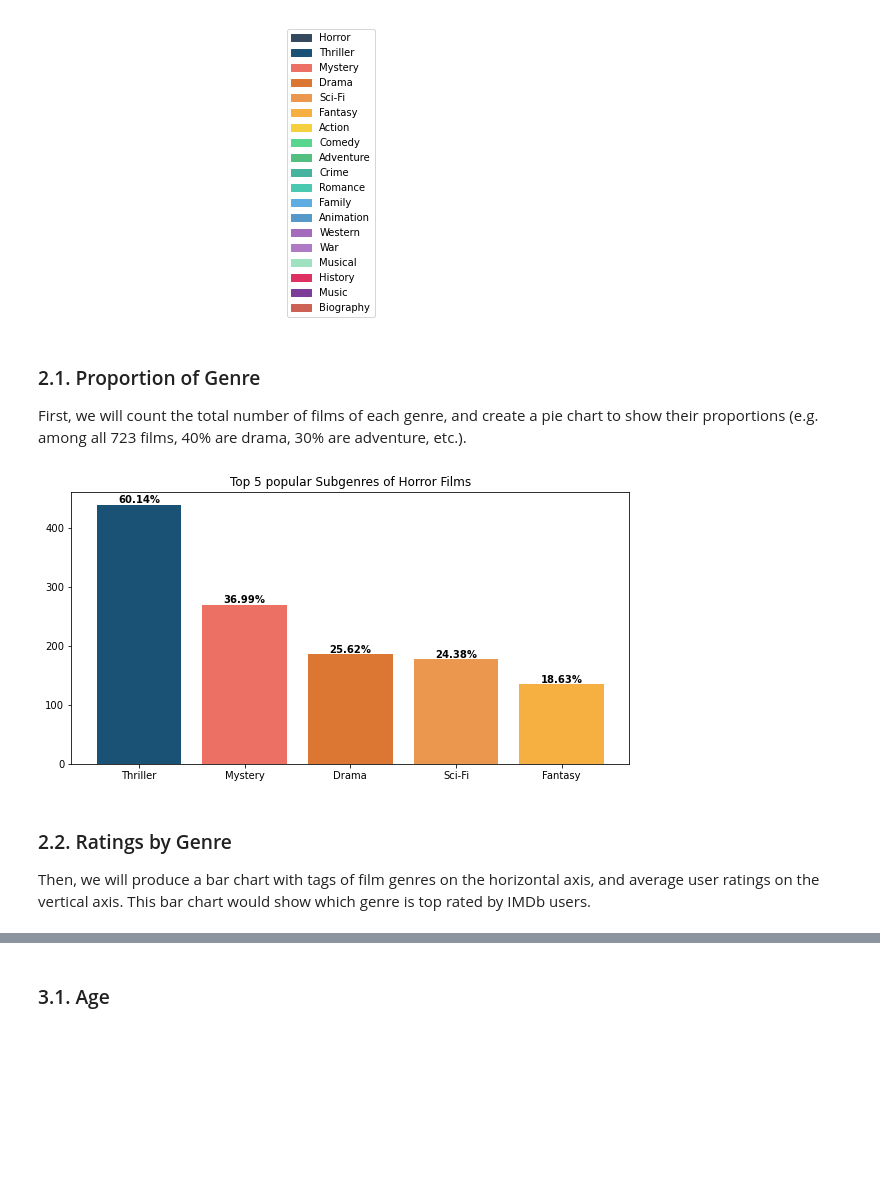
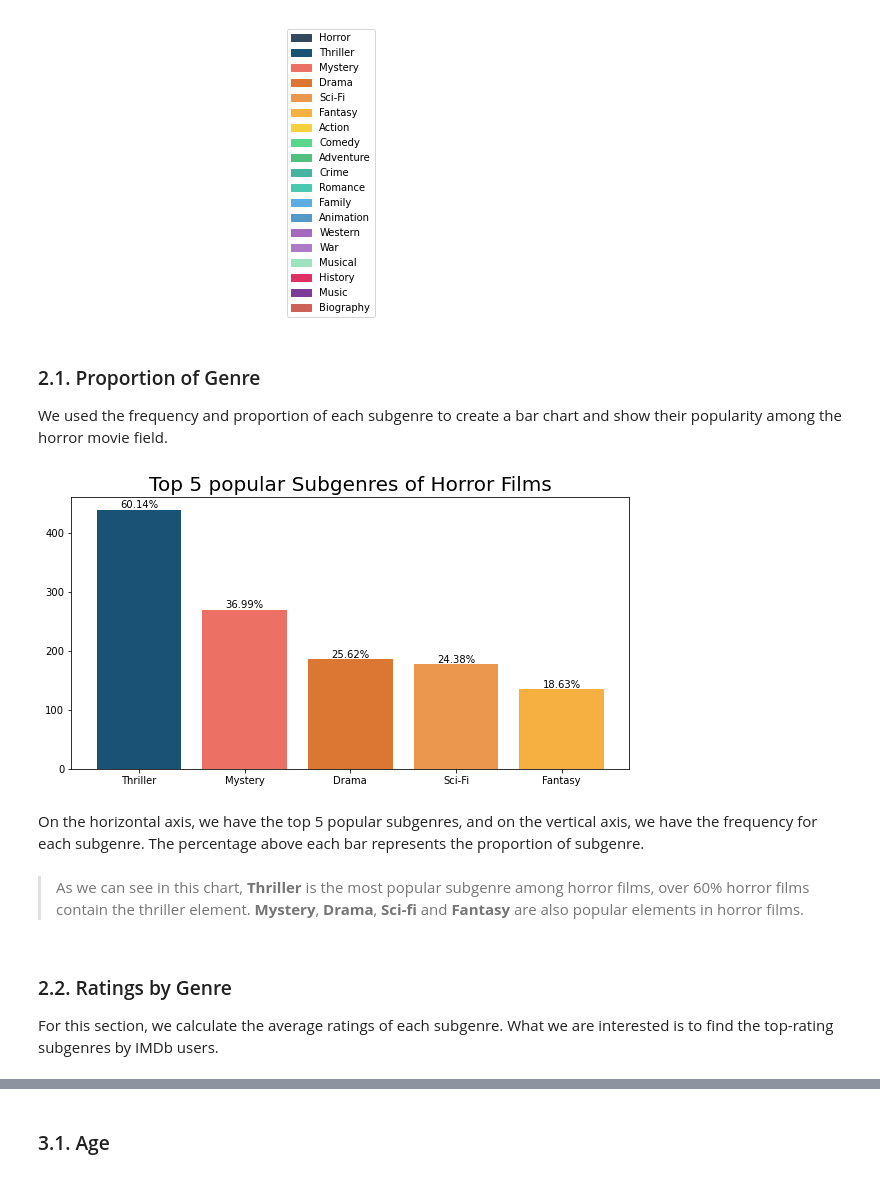
Before and after one commit to tl3472/GA4003-HorrorFilms, a Jupyter notebook: Horror Film Report.ipynb, the cells around one changed output, grey strips where cells are left out. Saved outputs shown, nothing was run; the diff lists cells and outputs as text; code cells hidden in the pictures; blank space fills up the shorter version.

```diff
--- a/Horror Film Report.ipynb
+++ b/Horror Film Report.ipynb
@@ -145,34 +346,37 @@ plt.gca().set_axis_off()
 plt.show()
 # %% [output]
 [figure]
-# %% [markdown]
-### 2.1. Proportion of Genre
-First, we will count the total number of films of each genre, and create a pie chart to show their proportions (e.g. among all 723 films, 40% are drama, 30% are adventure, etc.).
+# %% [markdown]
+### 2.1. Proportion of Genre
+We used the frequency and proportion of each subgenre to create a bar chart and show their popularity among the horror movie field.
 # %%
 Genre_count['Genre'] =Genre_count.index
 Genre_count_top5 = Genre_count.head(5)
 plt.figure(figsize=(10,5))
 c = Genre_count['Genre'].apply(lambda x: colors_list[x])
 graph = plt.bar(Genre_count_top5.Genre,Genre_count_top5.Frequency, color = c)
-plt.title('Top 5 popular Subgenres of Horror Films')
+plt.title('Top 5 popular Subgenres of Horror Films',size =20)
 
 i = 0
 for p in graph:
     width = p.get_width()
     height = p.get_height()
     x, y = p.get_xy()
     plt.text(x+width/2,
              y+height*1.01,
              str(Genre_count.Propotion[i])+'%',
-             ha='center',
-             weight='bold')
+             ha='center')
     i+=1
 plt.show()
 # %% [output]
-[figure, old version]
+[figure, new version]
-# %% [markdown]
-### 2.2. Ratings by Genre
-Then, we will produce a bar chart with tags of film genres on the horizontal axis, and average user ratings on the vertical axis. This bar chart would show which genre is top rated by IMDb users.
+# %% [markdown]
+On the horizontal axis, we have the top 5 popular subgenres, and on the vertical axis, we have the frequency for each subgenre. The percentage above each bar represents the proportion of subgenre.
+# %% [markdown]
+>As we can see in this chart, **Thriller** is the most popular subgenre among horror films, over 60% horror films contain the thriller element. **Mystery**, **Drama**, **Sci-fi** and **Fantasy** are also popular elements in horror films.
+# %% [markdown]
+### 2.2. Ratings by Genre
+For this section, we calculate the average ratings of each subgenre. What we are interested is to find the top-rating subgenres by IMDb users.
 # %%
 # Function to Calculate Average Rating by Genre
 def genre_avgRating (genre):
```
Also changed, not shown: parts of 102 cells of this notebook.
